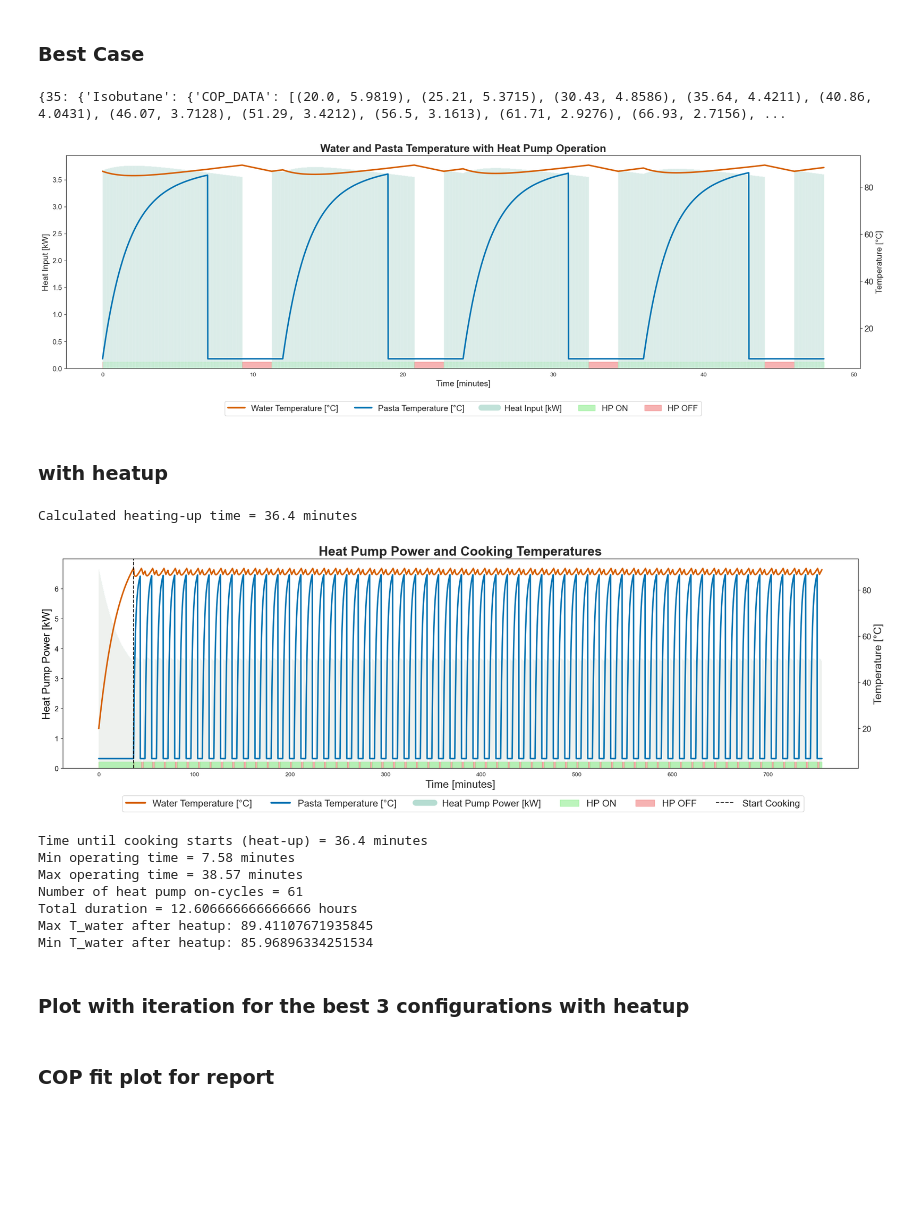
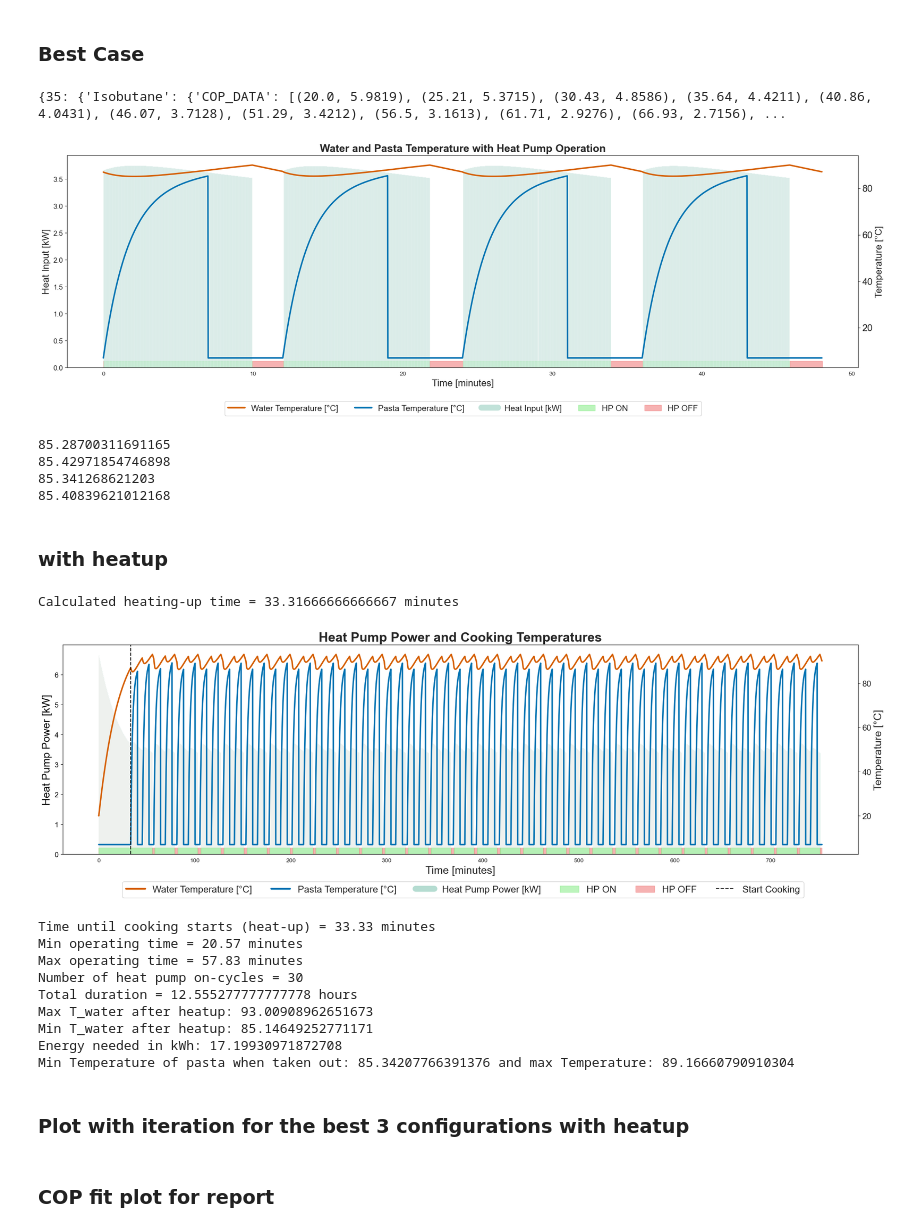
Before and after one commit to ahaeseli/SHC_project, a Jupyter notebook: main model/control_working.ipynb, the cells around one changed output. Drawn from its saved outputs; the diff is of its cells as text; code cells hidden in the pictures; blank space fills up the shorter version.

```diff
--- a/main model/control_working.ipynb
+++ b/main model/control_working.ipynb
@@ -399,8 +399,8 @@ import itertools
 list_with_best_results = []
 diameters = [35, 40, 45, 50]
 fluids = ['Isobutene', 'Isobutane', 'Butane', 'DimethylEther']
-T_on_range = np.arange(85, 89.01, 0.5)
-T_off_range = np.arange(87, 93.01, 0.5)
+T_on_range = np.arange(87., 89.01, 0.2)
+T_off_range = np.arange(87.2, 93.01, 0.2)
 duration_seconds = 12 * 60 * 60
 cycles = 60
 
@@ -448,7 +448,7 @@ for dia, fluid in itertools.product(diameters, fluids):
                 t, Q_WP, T_water, T_pasta, Q_demand = T_water_and_pasta(T_on, T_off, duration_seconds, [], V_water)
                 end_pasta_Ts = T_pasta[np.where(binary_taking_out_pasta == 1)]
 
-                if len(end_pasta_Ts) > 0 and end_pasta_Ts[cycles-1] > 86:
+                if len(end_pasta_Ts) > 0 and end_pasta_Ts[0] > 86:
                     print(f"⛔ Skipping entire {fluid}-{dia} early due to first pasta temp = {end_pasta_Ts[0]:.2f}°C > 86°C")
                     skip_due_to_pasta_temp = True
                     break
@@ -482,13 +482,15 @@ for dia, fluid in itertools.product(diameters, fluids):
                 with open("grid_search_log.txt", "a") as f:
                     f.write(f"{dia},{fluid},{T_on:.2f},{T_off:.2f},True,{power:.2f},{min_T:.2f},{max_T:.2f},{end_pasta_Ts.tolist()}\n")
 
-                print(f"✅ {fluid}-{dia}: T_on={T_on:.2f}, T_off={T_off:.2f} → Power={power:.2f} kWh")
+                print(f"✅ {fluid}-{dia}: T_on={T_on:.2f}, T_off={T_off:.2f} → Power={power:.2f} kWh → T_pasta_max = {max(end_pasta_Ts):.2f} → T_pasta_min = {min(end_pasta_Ts):.2f} ")
                 list_with_best_results.append({
                     "diameter": dia,
                     "fluid": fluid,
                     "T_on": T_on,
                     "T_off": T_off,
                     "power": power,
+                    "T_pasta max:": max(end_pasta_Ts),
+                    "T_pasta_min:": min(end_pasta_Ts)
                 })
                 #print(list_with_best_results)
 
@@ -499,7 +501,7 @@ for dia, fluid in itertools.product(diameters, fluids):
 
         # Store result
         if skip_due_to_pasta_temp:
-            print(f"❌ Skipped entire combo {fluid}-{dia} due to high initial pasta temp.")
+            print(f"❌ Skipped the rest of the combo {fluid}-{dia} due to high initial pasta temp.")
             with open("grid_search_log.txt", "a") as f:
                 f.write(f"{dia},{fluid},NA,NA,SkippedDueToPastaTemp,NA,NA,NA,NA\n")
 
@@ -714,7 +816,7 @@ COP_POLY_COEFFS = []
 print(results)
 
 # --- 1. Get Data ---
-data = results[40]['Butane']
+data = results[40]['Butane'] #changed for chosen refrigerant
 COP_DATA.extend(data["COP_DATA"])
 heat_dict = dict(data["HEAT_DATA"])
 
@@ -728,8 +830,8 @@ op_times = []
 duration_seconds = 12 * 60 * 4
 start_index = 0
 
-best_T_on = 86.8 #change
-best_T_off = 89.4 #change
+best_T_on = 87 #changed for best case
+best_T_off = 90 #change for best case
 
 
 t, Q_WPs, T_water, T_pasta, _ = T_water_and_pasta(
@@ -766,7 +868,7 @@ ax_temp = ax_qwp.twinx()                        # Secondary y-axis: temperature
 # --- Heat Input bars on primary axis (background) ---
 ax_qwp.bar(df["Time [min]"], df["Q_WP"],
            width=1/60, color=palette["qwp"], alpha=0.25, label="Heat Input [kW]")
-ax_qwp.set_ylabel("Heat Input [kW]", fontsize=14)
+ax_qwp.set_ylabel("Heat Input [kW]", fontsize=16)
 ax_qwp.tick_params(axis='y', labelsize=12)
 
 # --- Temperature lines on secondary axis (foreground) ---
@@ -774,8 +876,8 @@ ax_temp.plot(df["Time [min]"], df["T_water"],
              color=palette["water"], linewidth=2.5, label="Water Temp [°C]")
 ax_temp.plot(df["Time [min]"], df["T_pasta"],
              color=palette["pasta"], linewidth=2.5, label="Pasta Temp [°C]")
-ax_temp.set_ylabel("Temperature [°C]", fontsize=14)
-ax_temp.tick_params(axis='y', labelsize=14)
+ax_temp.set_ylabel("Temperature [°C]", fontsize=16)
+ax_temp.tick_params(axis='y', labelsize=16)
 
 # --- ON/OFF bars at bottom (on Q axis) ---
 indices = np.arange(len(df))
@@ -795,7 +897,7 @@ for state, start_i, end_i in blocks:
                    color=color, alpha=0.6, zorder=0)
 
 # --- Axis labels & title ---
-ax_qwp.set_xlabel("Time [minutes]", fontsize=14)
+ax_qwp.set_xlabel("Time [minutes]", fontsize=16)
 ax_qwp.set_title("Water and Pasta Temperature with Heat Pump Operation", fontsize=18, weight='bold')
 
 # --- Custom Legend (merged across axes) ---
@@ -815,7 +917,15 @@ plt.savefig("control_strategy.png", dpi=600)
 plt.show()
 # %% [output]
 {35: {'Isobutane': {'COP_DATA': [(20.0, 5.9819), (25.21, 5.3715), (30.43, 4.8586), (35.64, 4.4211), (40.86, 4.0431), (46.07, 3.7128), (51.29, 3.4212), (56.5, 3.1613), (61.71, 2.9276), (66.93, 2.7156), ...
-[figure, old version]
+[figure, new version]
+# %%
+for i in range(4):
+    print(T_pasta[7*60+12*60*i-1])
+# %% [output]
+85.28700311691165
+85.42971854746898
+85.341268621203
+85.40839621012168
 # %% [markdown]
 ### with heatup
 # %%
@@ -830,6 +940,9 @@ import matplotlib.patches as patches
 # --- Step 1: Preliminary simulation to find heating-up time only ---
 prelim_duration = 3 * 60 * 60  # simulate up to 3 hours for safety
 op_times_prelim = []
+
+best_T_on = 87
+best_T_off = 93
 
 
 # Run preliminary sim just to get heat-up time
@@ -934,43 +1047,50 @@ legend_elements = [
 fig.legend(handles=legend_elements, loc='lower center',
            ncol=6, bbox_to_anchor=(0.5, -0.08), fontsize=16)
 
 plt.tight_layout()
 plt.savefig("control_strategy.png", dpi=600)
 
 plt.show()
 
 power = 0
 for i in range(len(Q_WPs)):
     if Q_WPs[i] > 0:
         cop = max(get_COP_from_fit(T_water[i], Q_demand[i]), 0.01)
         power += Q_WPs[i] / (cop * 1000 * 3600)
 
 # --- Summary ---
 min_op = round(min(op_times) / 60., 2) if op_times else 0
 max_op = round(max(op_times) / 60., 2) if op_times else 0
 num_cycles = len(op_times)
 heatup_time_min = round(t[start_index] / 60, 2) if start_index else "N/A"
 total_duration = duration_seconds / 60 / 60
 
 print("Time until cooking starts (heat-up) =", heatup_time_min, "minutes")
 print("Min operating time =", min_op, "minutes")
 print("Max operating time =", max_op, "minutes")
 print("Number of heat pump on-cycles =", num_cycles)
 print("Total duration =", total_duration, "hours")
 print("Max T_water after heatup:", max(T_water[heating_up_time:]))
 print("Min T_water after heatup:", min(T_water[heating_up_time:]))
 print("Energy needed in kWh:", power)
+pastas = []
+for i in range(60):
+    pastas.append(T_pasta[33*60+20+7*60-1 + 12*60*i])
+
+print("Min Temperature of pasta when taken out:", min(pastas),"and max Temperature:",max(pastas))
 # %% [output]
-Calculated heating-up time = 36.4 minutes
+Calculated heating-up time = 33.31666666666667 minutes
-[figure, old version]
+[figure, new version]
-Time until cooking starts (heat-up) = 36.4 minutes
-Min operating time = 7.58 minutes
-Max operating time = 38.57 minutes
-Number of heat pump on-cycles = 61
-Total duration = 12.606666666666666 hours
-Max T_water after heatup: 89.41107671935845
-Min T_water after heatup: 85.96896334251534
+Time until cooking starts (heat-up) = 33.33 minutes
+Min operating time = 20.57 minutes
+Max operating time = 57.83 minutes
+Number of heat pump on-cycles = 30
+Total duration = 12.555277777777778 hours
+Max T_water after heatup: 93.00908962651673
+Min T_water after heatup: 85.14649252771171
+Energy needed in kWh: 17.19930971872708
+Min Temperature of pasta when taken out: 85.34207766391376 and max Temperature: 89.16660790910304
-# %% [markdown]
-### Plot with iteration for the best 3 configurations with heatup
+# %% [markdown]
+### Plot with iteration for the best 3 configurations with heatup
 # %% [markdown]
 ### COP fit plot for report
```
Also changed, not shown: parts of 10 cells of this notebook, 6 other files.
